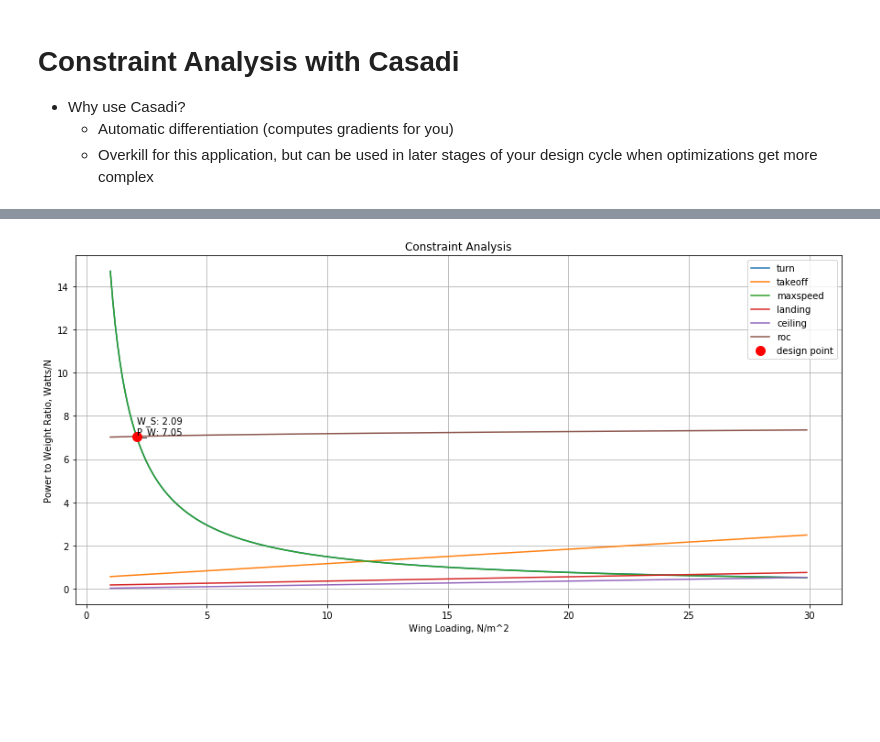
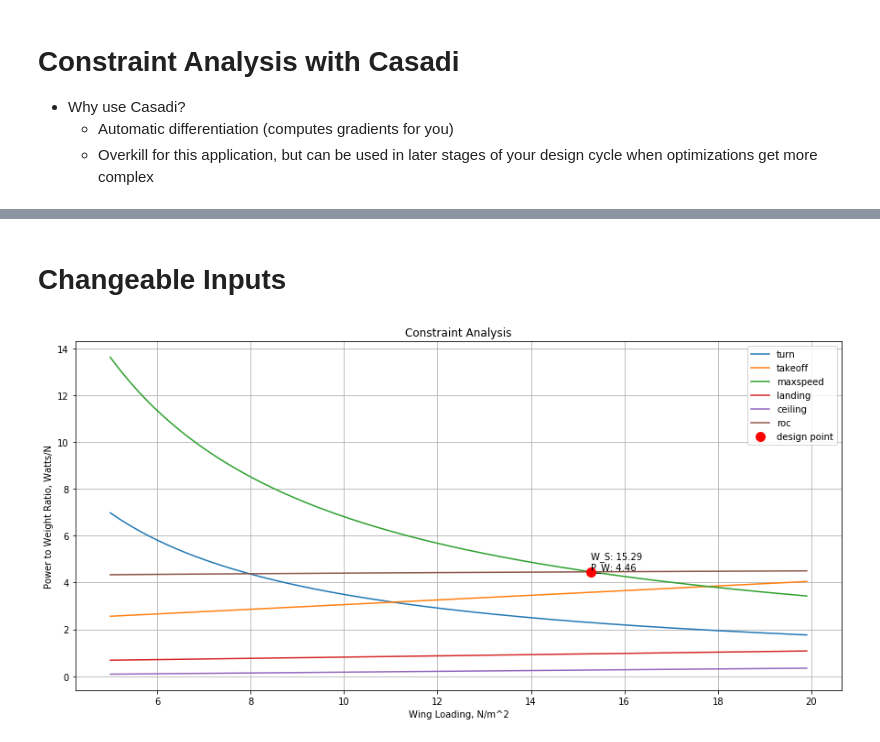
Before and after one commit to Fishabh/aae451-notebook, a Jupyter notebook: 2-Constraint_Analysis.ipynb, the cells around one changed output, grey strips where cells are left out. Saved outputs shown, nothing was run; the diff lists cells and outputs as text; code cells hidden in the pictures; blank space fills up the shorter version.

Commit message:
velocity vs wingloading plots

```diff
--- a/2-Constraint_Analysis.ipynb
+++ b/2-Constraint_Analysis.ipynb
@@ -12,3 +25,18 @@ plt.rcParams['figure.figsize'] = (15, 7)  # makes figures larger by default
+# %% [markdown]
+# Changeable Inputs
+# %%
+    Cd0 = 0.08 # parasite drag coefficient
+    eta_p = 0.8 # efficiency of propeller
+    eta_m = 0.9 # efficiency of motor
+    k = 0.001
+    V_stall = 2.25 # stall velocity in m/s
+    v_turn = 8  # velocity for turns
+    v_max = 10 # velocity for straightaways
+    s_to = 4 # takeoff length
+    s_l = 4 #landing length
+    CL_max = 1.13 # Cl for a cambered flat plate
+    h = 3 # cruise altitude in meters
+    roc_d = 10 # horizontal distance to get to altitude in meters
 # %%
 def create_functions():
     """
@@ -18,23 +46,6 @@ def create_functions():
 
     def T_W_to_P_W(T_W, v, eta_p, eta_m):
         return v*T_W/(eta_p*eta_m)
-
-    Cd0 = 0.08
-    rho = 1.225
-    eta_p = 0.8
-    eta_m = 0.9
-    k = 0.001
-    g = 9.8
-    V_stall = 2
-    v_turn = 6  # turn at 4 m/s
-    v_max = 6
-    s_to = 5 # takeoff length
-    s_l = 5 #landing length
-    CL_max = 1.2
-    mu = 0.1  # rolling friction coefficient
-    roc = 5; # climb at 5 m/s
-
-
 
     def turn_P_W(W_S):
         q = 0.5*rho*(v_turn**2)
@@ -64,8 +75,12 @@ def create_functions():
 
     def roc_P_W(W_S):
         Cl_roc = (3*Cd0/k)**.5
-        v = (2*W_S/(rho*Cl_roc))**.5
-        return (roc+ v/(.866*eta_p*eta_m*g))/(eta_p*eta_m)
+        v_min_power = (2*W_S/(rho*Cl_roc))**.5
+        roc = v_max* h / roc_d
+        return (roc+ v_min_power/(.866*eta_p*eta_m*g))/(eta_p*eta_m)
+
+    def turn_W_S(v):
+        return 1/2*rho*CL_max*v**2/ np.sqrt(1+(v**2/(r+g))**2)
 
     return {
         'turn_P_W': turn_P_W,
@@ -73,7 +88,8 @@ def create_functions():
         'maxspeed_P_W': maxspeed_P_W,
         'landing_P_W': landing_P_W,
         'ceiling_P_W': ceiling_P_W,
-        'roc_P_W': roc_P_W
+        'roc_P_W': roc_P_W,
+        'turn_W_S': turn_W_S
     }
 # %%
 def solve(funcs):
@@ -89,7 +105,7 @@ def solve(funcs):
         'ipopt',  # solver
         {  # problem details
             'x': ca.vertcat(W_S, P_W),  # decision variables/ design vector
-            'f': P_W ,  # objective function
+            'f': P_W + .01 * W_S,  # objective function
             'g': ca.vertcat(
                 P_W - funcs['turn_P_W'](W_S),  # we subtract from P_W here to make g=0 when constraint is satisfied
                 P_W - funcs['takeoff_P_W'](W_S),
@@ -128,27 +144,27 @@ def solve(funcs):
 # %%
 def constraint_analysis():
     """
     The main function that creates functions, solves the optimization problem, and then plots the constraint
     analysis diagram with the optimal design point labelled.
     """
     funcs = create_functions()
     opt_sol = solve(funcs)
-    W_S_val = np.arange(1, 30, 0.1)
+    W_S_val = np.arange(5, 20, 0.1)
     plt.plot(W_S_val, funcs['turn_P_W'](W_S_val), label='turn')
     plt.plot(W_S_val, funcs['takeoff_P_W'](W_S_val), label='takeoff')
     plt.plot(W_S_val, funcs['maxspeed_P_W'](W_S_val), label='maxspeed')
     plt.plot(W_S_val, funcs['landing_P_W'](W_S_val), label='landing')
     plt.plot(W_S_val, funcs['ceiling_P_W'](W_S_val), label='ceiling')
     plt.plot(W_S_val, funcs['roc_P_W'](W_S_val), label='roc')
 
     plt.plot(opt_sol['W_S'], opt_sol['P_W'], 'r.', markersize=20, label='design point')
     plt.text(opt_sol['W_S'], opt_sol['P_W'] + 0.1, 'W_S: {W_S:0.2f}\nP_W: {P_W:0.2f}'.format(**opt_sol))
     plt.xlabel('Wing Loading, N/m^2')
     plt.ylabel('Power to Weight Ratio, Watts/N')
     plt.grid()
     plt.legend()
     plt.title('Constraint Analysis')
 
 constraint_analysis()
 # %% [output]
-[figure, old version]
+[figure, new version]
```
Also changed, not shown: parts of 5 cells of this notebook.
